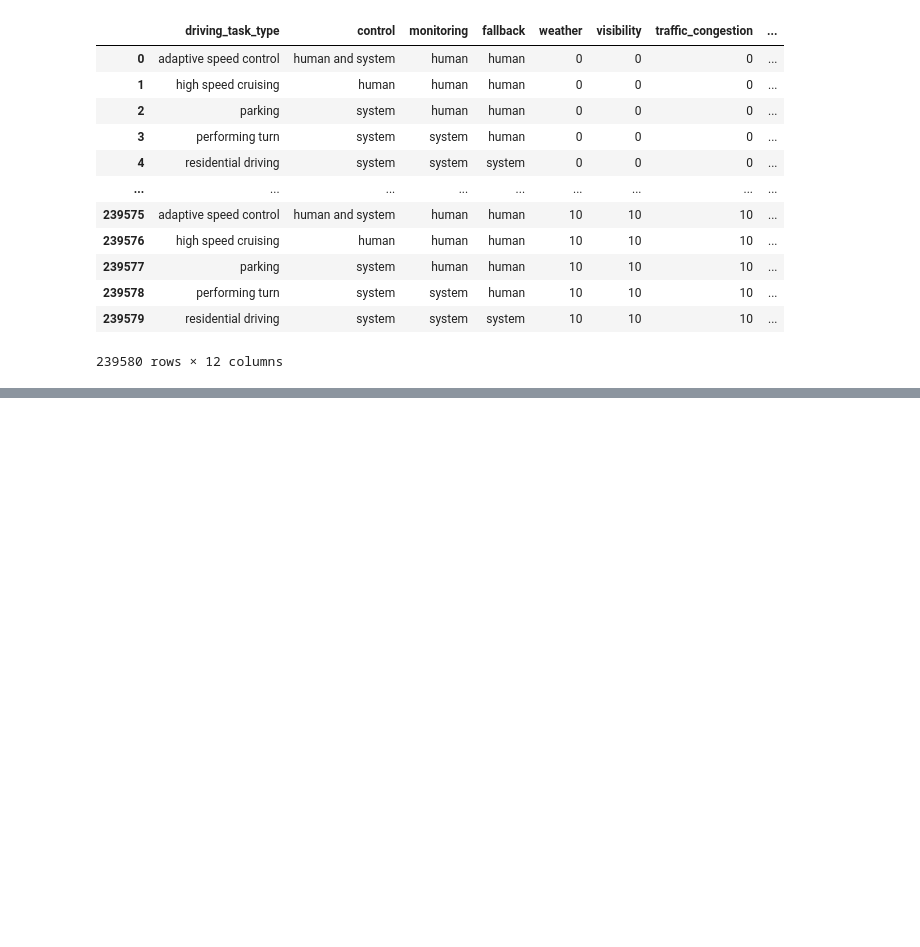
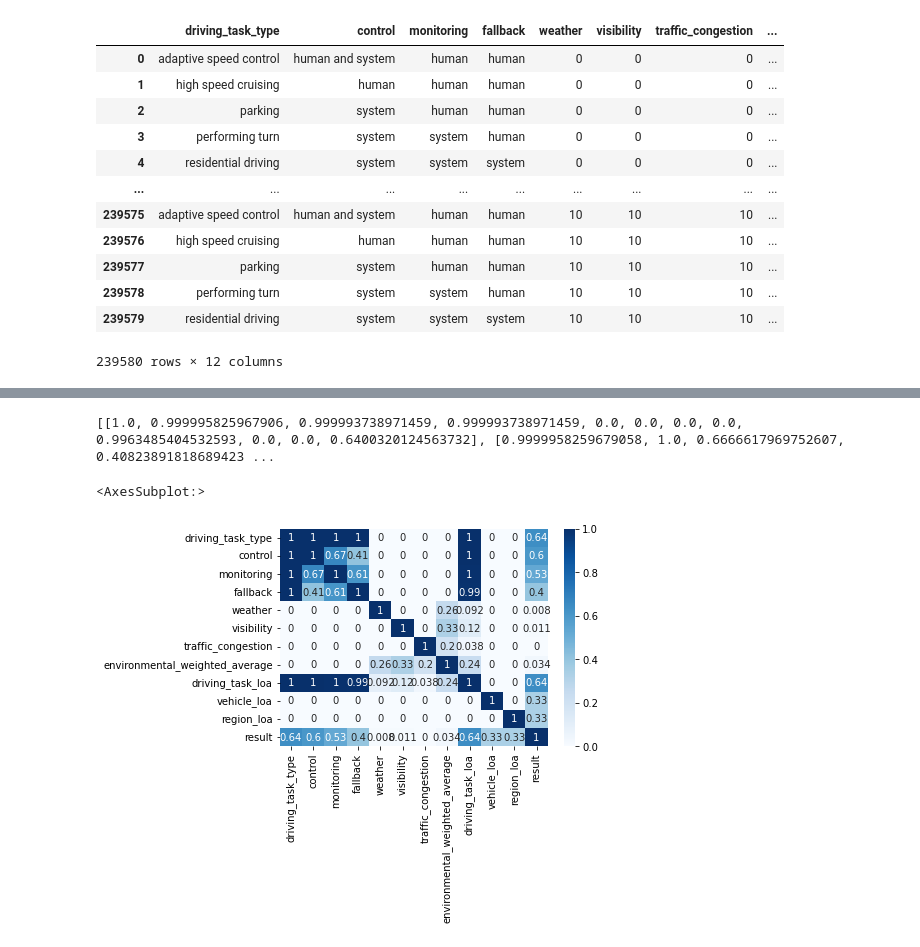
Before and after one commit to diazmx/phd-thesis-lab, a Jupyter notebook: 01-DataAnalysis/01-CAV_dataset_analysis.ipynb, the cells around one changed output, grey strips where cells are left out. Cells and saved outputs as stored; diff of their text form; code cells hidden in the pictures; blank space fills up the shorter version.

```diff
--- a/01-DataAnalysis/01-CAV_dataset_analysis.ipynb
+++ b/01-DataAnalysis/01-CAV_dataset_analysis.ipynb
@@ -65,0 +192,19 @@ dtype: int64
+# %%
+cramers_matrix = []
+for x_ in cav_data.columns:
+    row_to_add = []
+    for y_ in cav_data.columns:
+        if x_ == y_:
+            row_to_add.append(1.0)
+        else:
+            conff_mx = pd.crosstab(cav_data[x_], cav_data[y_])
+            row_to_add.append(cramers_corrected_stat(conff_mx))
+    cramers_matrix.append(row_to_add)
+print(cramers_matrix)
+# %% [output]
+[[1.0, 0.999995825967906, 0.999993738971459, 0.999993738971459, 0.0, 0.0, 0.0, 0.0, 0.9963485404532593, 0.0, 0.0, 0.6400320124563732], [0.9999958259679058, 1.0, 0.6666617969752607, 0.40823891818689423 ...
+# %%
+sns.heatmap(cramers_matrix, xticklabels=cav_data.columns, yticklabels=cav_data.columns, cmap="Blues", annot=True)
+# %% [output]
+<AxesSubplot:>
+[figure, added]
```
Also changed, not shown: parts of 8 cells of this notebook, 1 other file.
